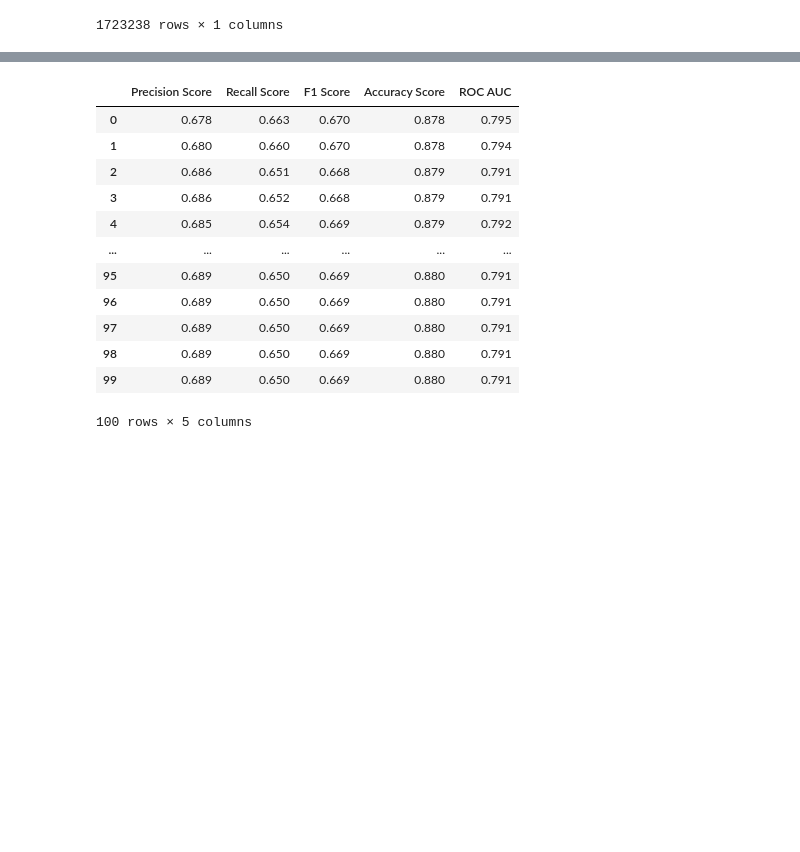
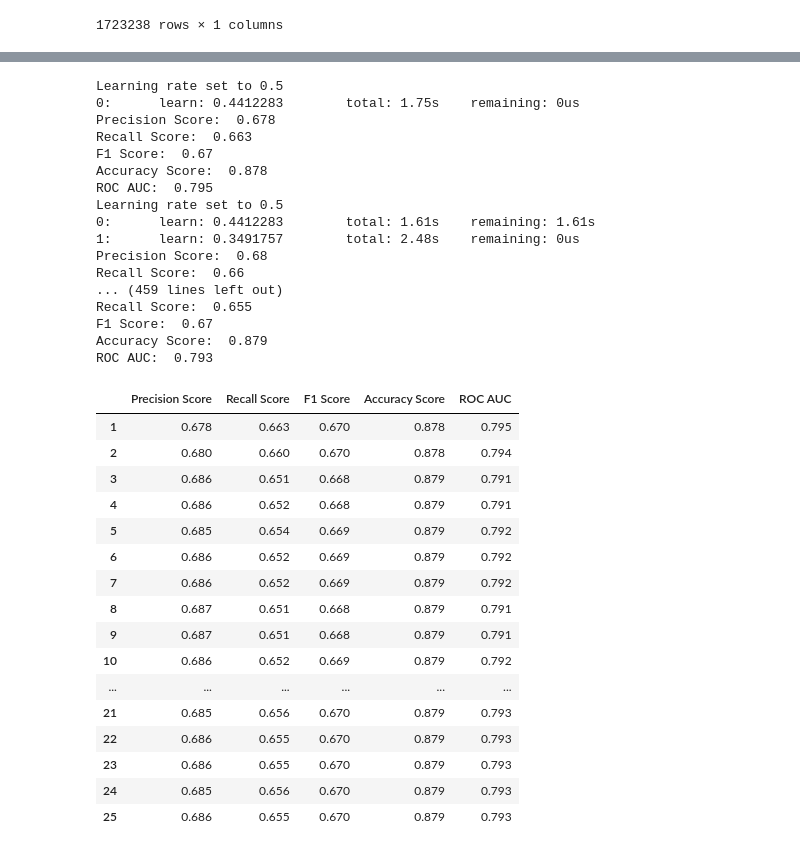
Before and after one commit to AlexHLinS/ds7_ml_contest_team1, a Jupyter notebook: catboost_model.ipynb, the cells around one changed output, grey strips where cells are left out. Drawn from its saved outputs; the diff is of its cells as text; code cells hidden in the pictures; blank space fills up the shorter version.

```diff
--- a/catboost_model.ipynb
+++ b/catboost_model.ipynb
@@ -43,6 +51 @@ def load_datasets(X_filename: str, y_filename: str, X_val_filename: str, y_val_f
     return [X, y, X_val, y_val]
-# %%
-# непосредственно catboost
-def catboost_it(X, y, X_val, y_val, min_iterations, max_iterations):
-
-    pass
@@ -144,19 +156,39 @@ ROC AUC:  0.791
-# %%
-catboost_scores = pd.DataFrame(catboost_boost_results).T
-catboost_scores.columns = ['Precision Score', 'Recall Score', 'F1 Score', 'Accuracy Score', 'ROC AUC']
-catboost_scores
-# %% [output]
-|  | Precision Score | Recall Score | F1 Score | Accuracy Score | ROC AUC |
-| 0 | 0.678 | 0.663 | 0.670 | 0.878 | 0.795 |
-| 1 | 0.680 | 0.660 | 0.670 | 0.878 | 0.794 |
-| 2 | 0.686 | 0.651 | 0.668 | 0.879 | 0.791 |
-| 3 | 0.686 | 0.652 | 0.668 | 0.879 | 0.791 |
-| 4 | 0.685 | 0.654 | 0.669 | 0.879 | 0.792 |
-| ... | ... | ... | ... | ... | ... |
-| 95 | 0.689 | 0.650 | 0.669 | 0.880 | 0.791 |
-| 96 | 0.689 | 0.650 | 0.669 | 0.880 | 0.791 |
-| 97 | 0.689 | 0.650 | 0.669 | 0.880 | 0.791 |
-| 98 | 0.689 | 0.650 | 0.669 | 0.880 | 0.791 |
-| 99 | 0.689 | 0.650 | 0.669 | 0.880 | 0.791 |
-100 rows × 5 columns
+# %%
+catboost_scores = catboost_it(X, y, X_val, y_val, 0, 25, True)
+catboost_scores
+# %% [output]
+Learning rate set to 0.5
+0:      learn: 0.4412283        total: 1.75s    remaining: 0us
+Precision Score:  0.678
+Recall Score:  0.663
+F1 Score:  0.67
+Accuracy Score:  0.878
+ROC AUC:  0.795
+Learning rate set to 0.5
+0:      learn: 0.4412283        total: 1.61s    remaining: 1.61s
+1:      learn: 0.3491757        total: 2.48s    remaining: 0us
+Precision Score:  0.68
+Recall Score:  0.66
+... (459 lines left out)
+Recall Score:  0.655
+F1 Score:  0.67
+Accuracy Score:  0.879
+ROC AUC:  0.793
+|  | Precision Score | Recall Score | F1 Score | Accuracy Score | ROC AUC |
+| 1 | 0.678 | 0.663 | 0.670 | 0.878 | 0.795 |
+| 2 | 0.680 | 0.660 | 0.670 | 0.878 | 0.794 |
+| 3 | 0.686 | 0.651 | 0.668 | 0.879 | 0.791 |
+| 4 | 0.686 | 0.652 | 0.668 | 0.879 | 0.791 |
+| 5 | 0.685 | 0.654 | 0.669 | 0.879 | 0.792 |
+| 6 | 0.686 | 0.652 | 0.669 | 0.879 | 0.792 |
+| 7 | 0.686 | 0.652 | 0.669 | 0.879 | 0.792 |
+| 8 | 0.687 | 0.651 | 0.668 | 0.879 | 0.791 |
+| 9 | 0.687 | 0.651 | 0.668 | 0.879 | 0.791 |
+| 10 | 0.686 | 0.652 | 0.669 | 0.879 | 0.792 |
+| ... | ... | ... | ... | ... | ... |
+| 21 | 0.685 | 0.656 | 0.670 | 0.879 | 0.793 |
+| 22 | 0.686 | 0.655 | 0.670 | 0.879 | 0.793 |
+| 23 | 0.686 | 0.655 | 0.670 | 0.879 | 0.793 |
+| 24 | 0.685 | 0.656 | 0.670 | 0.879 | 0.793 |
+| 25 | 0.686 | 0.655 | 0.670 | 0.879 | 0.793 |
 # %%
```
Also changed, not shown: parts of 12 cells of this notebook, 5 other files.
